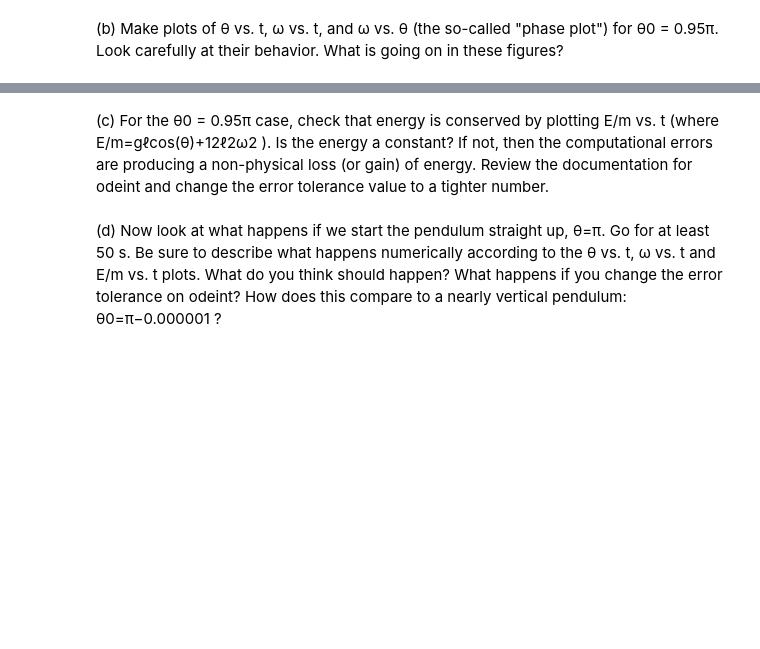
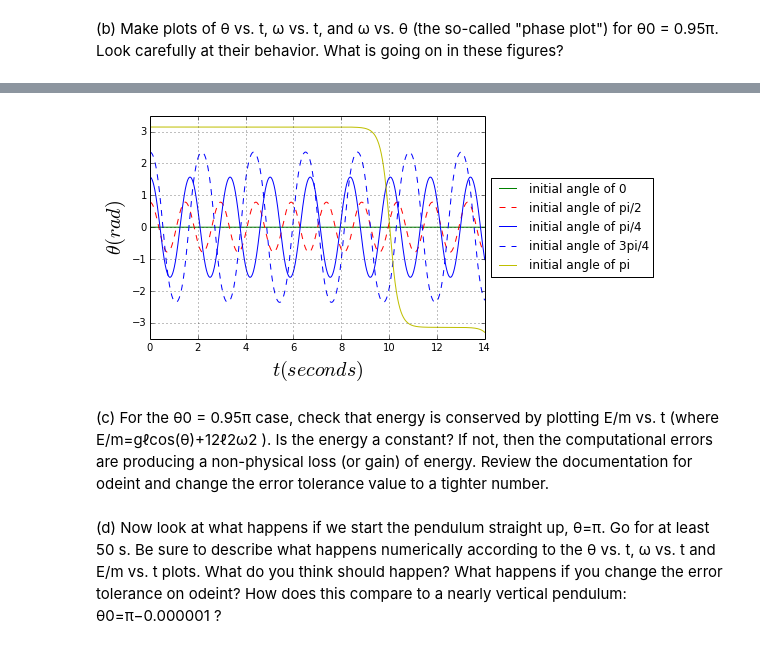
Before and after one commit to mnaworsk/PHYS202-S14, a Jupyter notebook: SciPy/ODEExercises.ipynb, the cells around one changed output, grey strips where cells are left out. Drawn from its saved outputs; the diff is of its cells as text; code cells hidden in the pictures; blank space fills up the shorter version.

```diff
--- a/SciPy/ODEExercises.ipynb
+++ b/SciPy/ODEExercises.ipynb
@@ -97,0 +78,19 @@ SyntaxError: invalid syntax (<ipython-input-42-d537e00504c0>, line 31)
+# %%
+#layering 5 plots of theta vs. time for each initial angle
+#th0 = 0.95*np.pi
+
+plt.plot(t,theta [:,0],'g-',label="initial angle of 0")
+plt.plot(t,theta1[:,0],'r--',label="initial angle of pi/2")
+plt.plot(t,theta2[:,0],'b-',label="initial angle of pi/4")
+plt.plot(t,theta3[:,0],'b--',label="initial angle of 3pi/4")
+plt.plot(t,theta4[:,0],'y-',label="initial angle of pi") #not sure why plot is incorrect
+plt.xlabel(r'$t (seconds)$',fontsize=20)
+plt.ylabel(r'$\theta (rad)$',fontsize=20)
+plt.ylim(-3.5,3.5)
+plt.grid()
+#creating a space outside the plot for the legend
+ax = plt.subplot(111)
+ax.legend(loc='center left', bbox_to_anchor=(1, 0.5))
+plt.show()
+# %% [output]
+[figure, added]
```
Also changed, not shown: parts of 6 cells of this notebook, 1 other file.
